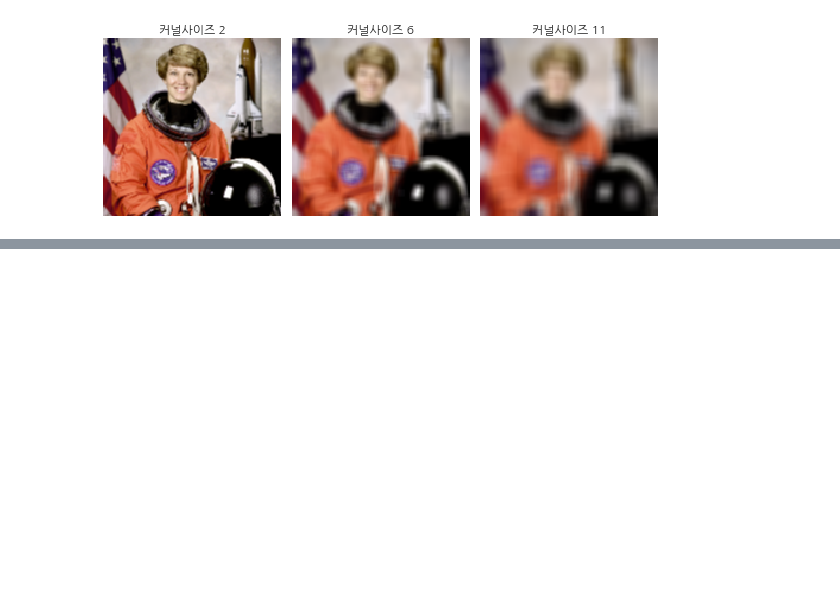
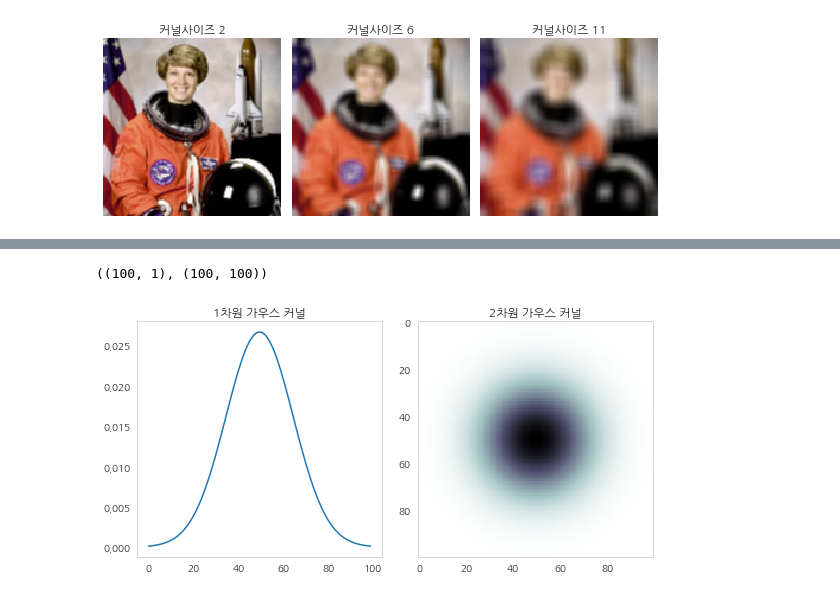
Before and after one commit to tada20001/MachineLearning, a Jupyter notebook: Chapter 2. 이미지 데이터 전처리/3. 이미지 필터링.ipynb, the cells around one changed output, grey strips where cells are left out. Saved outputs shown, nothing was run; the diff lists cells and outputs as text; code cells hidden in the pictures; blank space fills up the shorter version.

```diff
--- a/Chapter 2. 이미지 데이터 전처리/3. 이미지 필터링.ipynb
+++ b/Chapter 2. 이미지 데이터 전처리/3. 이미지 필터링.ipynb
@@ -169,0 +255,24 @@ plt.show()
+# %%
+gauss1d = cv2.getGaussianKernel(100, 15)
+gauss2d = gauss1d @ gauss1d.T
+# %%
+gauss1d.shape, gauss2d.shape
+# %% [output]
+((100, 1), (100, 100))
+# %%
+plt.figure(figsize=(8, 4))
+
+plt.subplot(121)
+plt.plot(gauss1d)
+plt.grid(False)
+plt.title("1차원 가우스 커널")
+
+plt.subplot(122)
+plt.imshow(gauss2d, cmap=mpl.cm.bone_r)
+plt.grid(False)
+plt.title("2차원 가우스 커널")
+
+plt.tight_layout()
+plt.show()
+# %% [output]
+[figure, added]
```
Also changed, not shown: parts of 30 cells of this notebook.
